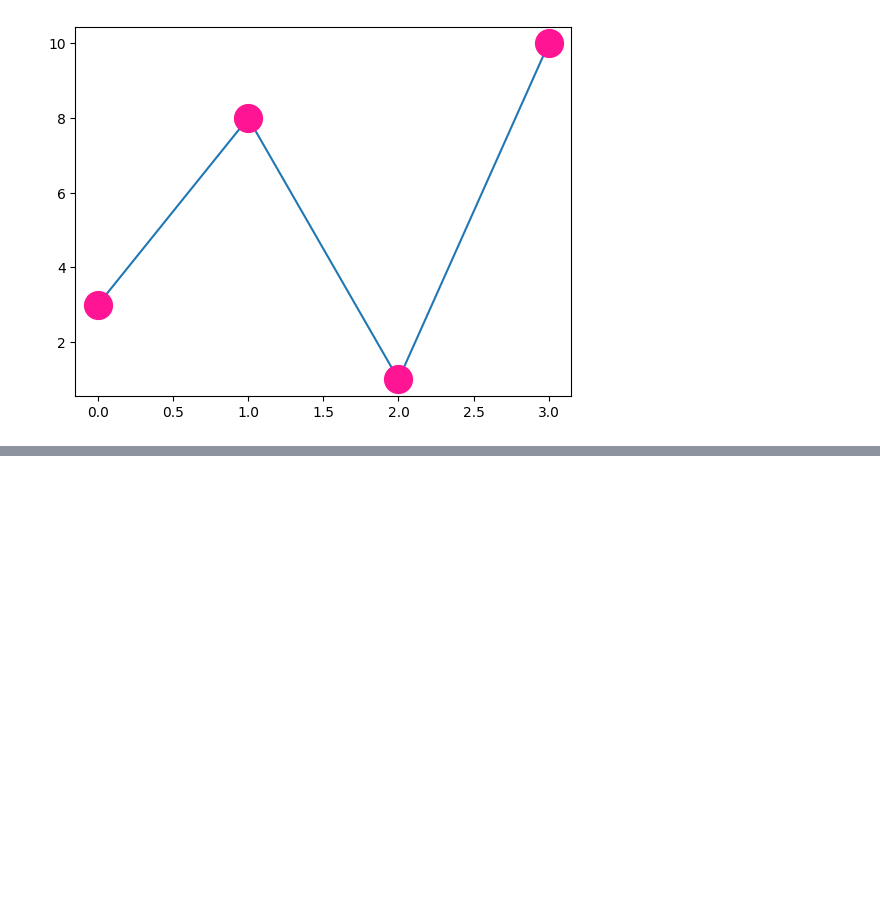
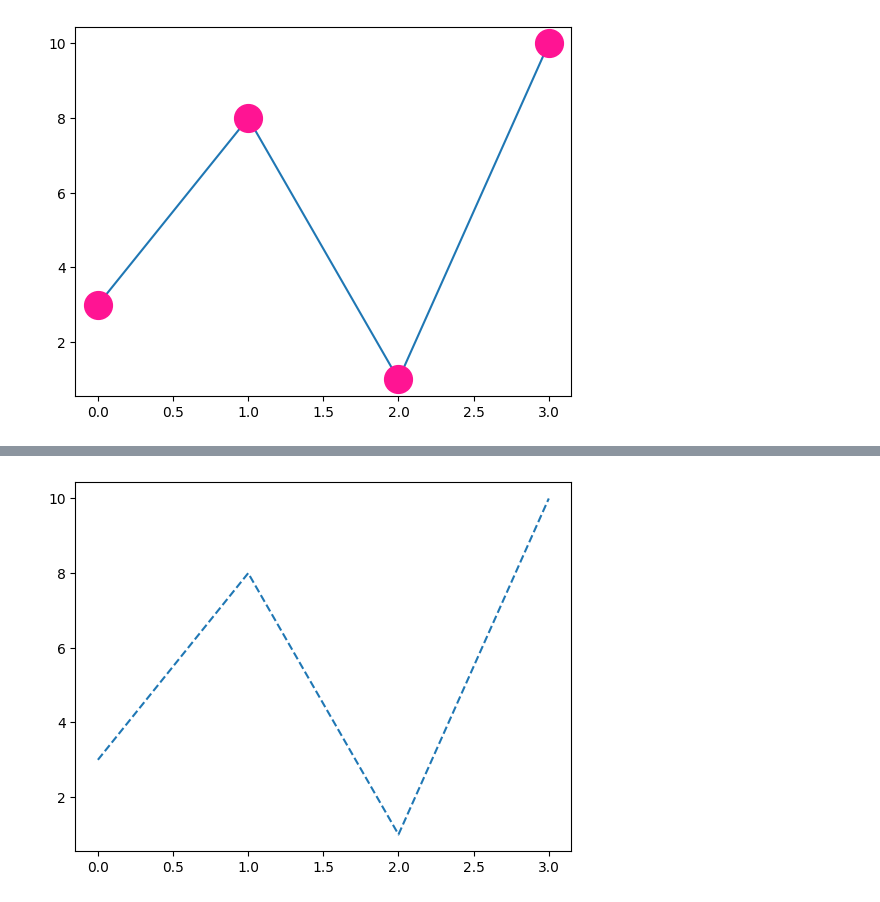
Before and after one commit to Krriisshna/InternshipBharatSkillz, a Jupyter notebook: DataAnalysis/Matplotlib.ipynb, the cells around one changed output, grey strips where cells are left out. Cells and saved outputs as stored; diff of their text form; code cells hidden in the pictures; blank space fills up the shorter version.

```diff
--- a/DataAnalysis/Matplotlib.ipynb
+++ b/DataAnalysis/Matplotlib.ipynb
@@ -94,0 +110,5 @@ plt.show()
+# %%
+plt.plot(ypoints, ls = '--')
+plt.show()
+# %% [output]
+[figure, added]
```
Also changed, not shown: parts of 31 cells of this notebook.
